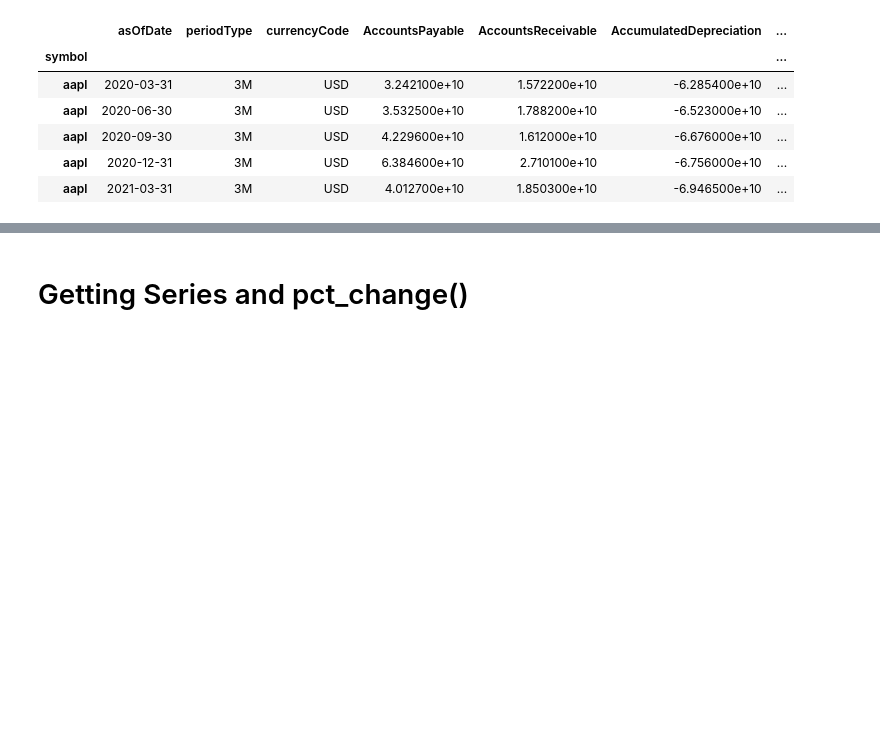
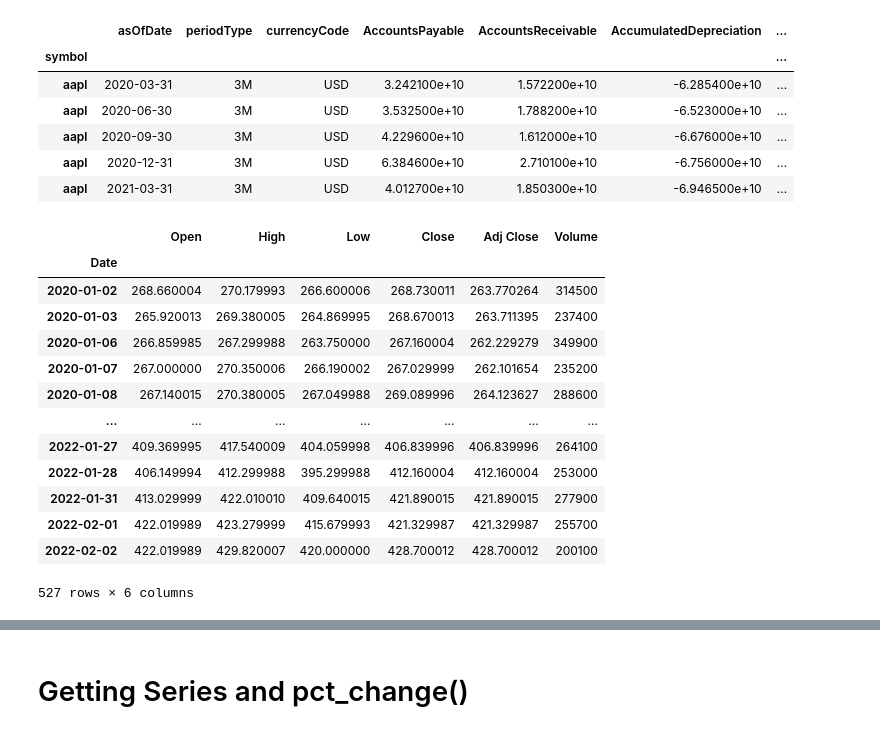
Before and after one commit to cmskzhan/helloworld, a Jupyter notebook: LearnPandas/kai-Pandas-notes.ipynb, the cells around one changed output, grey strips where cells are left out. Cells and saved outputs as stored; diff of their text form; code cells hidden in the pictures; blank space fills up the shorter version.

```diff
--- a/LearnPandas/kai-Pandas-notes.ipynb
+++ b/LearnPandas/kai-Pandas-notes.ipynb
@@ -211,3 +218,42 @@ aapl.balance_sheet(frequency="q")
 | aapl | 2020-09-30 | 3M | USD | 4.229600e+10 | 1.612000e+10 | -6.676000e+10 | ... |
 | aapl | 2020-12-31 | 3M | USD | 6.384600e+10 | 2.710100e+10 | -6.756000e+10 | ... |
 | aapl | 2021-03-31 | 3M | USD | 4.012700e+10 | 1.850300e+10 | -6.946500e+10 | ... |
+# %%
+import io
+import pandas
+from datetime import datetime
+import requests
+
+class YahooData:
+    def fetch(ticker, start, end):
+        headers = {
+            'User-Agent': 'Mozilla/5.0 (Macintosh; Intel Mac OS X 10_11_2) AppleWebKit/601.3.9 (KHTML, like Gecko) Version/9.0.2 Safari/601.3.9'
+        }
+
+        url = "https://query1.finance.yahoo.com/v7/finance/download/" + str(ticker)
+        x = int(datetime.strptime(start, '%Y-%m-%d').strftime("%s"))
+        y = int(datetime.strptime(end, '%Y-%m-%d').strftime("%s"))
+        url += "?period1=" + str(x) + "&period2=" + str(y) + "&interval=1d&events=history&includeAdjustedClose=true"
+
+        r = requests.get(url, headers=headers)
+        pd = pandas.read_csv(io.StringIO(r.text), index_col=0, parse_dates=True)
+
+        return pd
+
+df = YahooData.fetch("FDS", "2020-01-01", "2022-02-03")
+df
+# %% [output]
+|  | Open | High | Low | Close | Adj Close | Volume |
+| Date |  |  |  |  |  |  |
+| 2020-01-02 | 268.660004 | 270.179993 | 266.600006 | 268.730011 | 263.770264 | 314500 |
+| 2020-01-03 | 265.920013 | 269.380005 | 264.869995 | 268.670013 | 263.711395 | 237400 |
+| 2020-01-06 | 266.859985 | 267.299988 | 263.750000 | 267.160004 | 262.229279 | 349900 |
+| 2020-01-07 | 267.000000 | 270.350006 | 266.190002 | 267.029999 | 262.101654 | 235200 |
+| 2020-01-08 | 267.140015 | 270.380005 | 267.049988 | 269.089996 | 264.123627 | 288600 |
+| ... | ... | ... | ... | ... | ... | ... |
+| 2022-01-27 | 409.369995 | 417.540009 | 404.059998 | 406.839996 | 406.839996 | 264100 |
+| 2022-01-28 | 406.149994 | 412.299988 | 395.299988 | 412.160004 | 412.160004 | 253000 |
+| 2022-01-31 | 413.029999 | 422.010010 | 409.640015 | 421.890015 | 421.890015 | 277900 |
+| 2022-02-01 | 422.019989 | 423.279999 | 415.679993 | 421.329987 | 421.329987 | 255700 |
+| 2022-02-02 | 422.019989 | 429.820007 | 420.000000 | 428.700012 | 428.700012 | 200100 |
+527 rows × 6 columns
```
Also changed, not shown: parts of 5 cells of this notebook.
